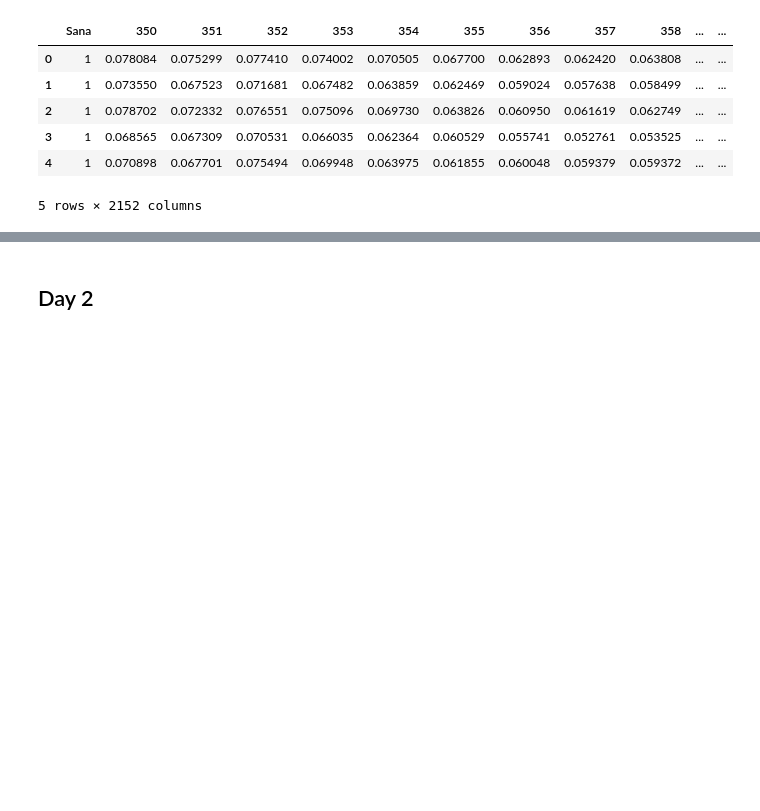
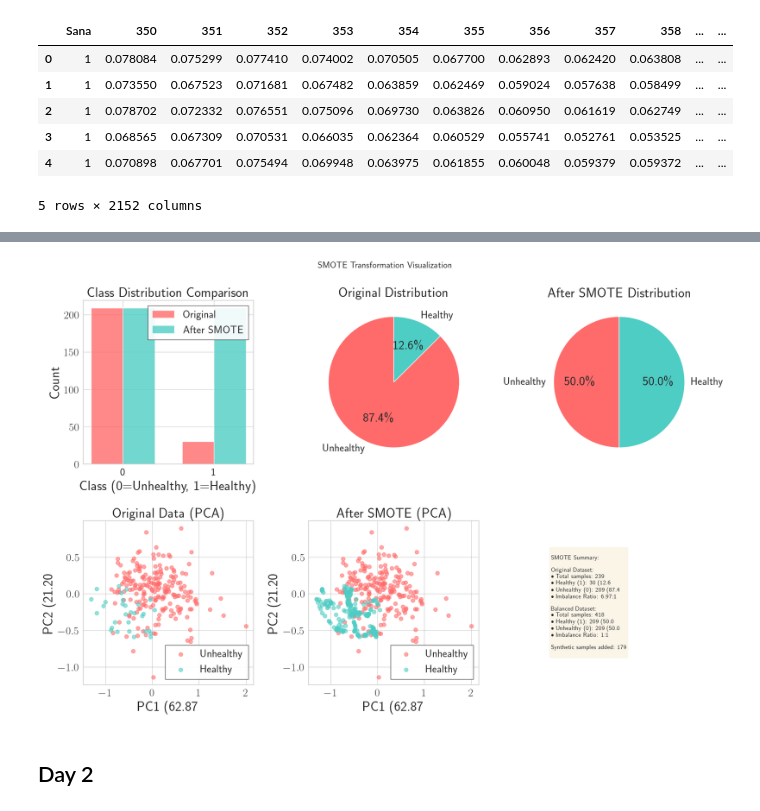
Before and after one commit to RicardoLoperaV/DiPreSi, a Jupyter notebook: Balanceo/DataSide.ipynb, the cells around one changed output, grey strips where cells are left out. Saved outputs shown, nothing was run; the diff lists cells and outputs as text; code cells hidden in the pictures; blank space fills up the shorter version.

```diff
--- a/Balanceo/DataSide.ipynb
+++ b/Balanceo/DataSide.ipynb
@@ -103,3 +139,90 @@ Original shape: (239, 2151), Balanced shape: (418, 2151)
+# %%
+# Visualize SMOTE transformation
+fig, axes = plt.subplots(2, 3, figsize=(18, 12))
+fig.suptitle('SMOTE Transformation Visualization', fontsize=16, fontweight='bold')
+
+# 1. Class distribution comparison (bar plot)
+ax1 = axes[0, 0]
+original_counts = y.value_counts()
+balanced_counts = pd.Series(y_balanced).value_counts()
+x = np.arange(2)
+width = 0.35
+ax1.bar(x - width/2, original_counts.values, width, label='Original', alpha=0.8, color='#FF6B6B')
+ax1.bar(x + width/2, balanced_counts.values, width, label='After SMOTE', alpha=0.8, color='#4ECDC4')
+ax1.set_xlabel('Class (0=Unhealthy, 1=Healthy)')
+ax1.set_ylabel('Count')
+ax1.set_title('Class Distribution Comparison')
+ax1.set_xticks(x)
+ax1.set_xticklabels(['0', '1'])
+ax1.legend()
+ax1.grid(alpha=0.3)
+
+# 2. Pie charts comparison
+ax2 = axes[0, 1]
+colors = ['#FF6B6B', '#4ECDC4']
+ax2.pie(original_counts, labels=['Unhealthy', 'Healthy'], autopct='%1.1f%%',
+        colors=colors, startangle=90)
+ax2.set_title('Original Distribution')
+
+ax3 = axes[0, 2]
+ax3.pie(balanced_counts, labels=['Unhealthy', 'Healthy'], autopct='%1.1f%%',
+        colors=colors, startangle=90)
+ax3.set_title('After SMOTE Distribution')
+
+# 3. PCA visualization - Original data
+pca = PCA(n_components=2)
+X_pca_original = pca.fit_transform(X)
+ax4 = axes[1, 0]
+scatter1 = ax4.scatter(X_pca_original[y==0, 0], X_pca_original[y==0, 1],
+                       c='#FF6B6B', label='Unhealthy', alpha=0.6, s=50)
+scatter2 = ax4.scatter(X_pca_original[y==1, 0], X_pca_original[y==1, 1],
+                       c='#4ECDC4', label='Healthy', alpha=0.6, s=50)
+ax4.set_xlabel(f'PC1 ({pca.explained_variance_ratio_[0]:.2%} variance)')
+ax4.set_ylabel(f'PC2 ({pca.explained_variance_ratio_[1]:.2%} variance)')
+ax4.set_title('Original Data (PCA)')
+ax4.legend()
+ax4.grid(alpha=0.3)
+
+# 4. PCA visualization - After SMOTE
+X_pca_balanced = pca.transform(X_balanced)
+ax5 = axes[1, 1]
+scatter3 = ax5.scatter(X_pca_balanced[y_balanced==0, 0], X_pca_balanced[y_balanced==0, 1],
+                       c='#FF6B6B', label='Unhealthy', alpha=0.6, s=50)
+scatter4 = ax5.scatter(X_pca_balanced[y_balanced==1, 0], X_pca_balanced[y_balanced==1, 1],
+                       c='#4ECDC4', label='Healthy', alpha=0.6, s=50)
+ax5.set_xlabel(f'PC1 ({pca.explained_variance_ratio_[0]:.2%} variance)')
+ax5.set_ylabel(f'PC2 ({pca.explained_variance_ratio_[1]:.2%} variance)')
+ax5.set_title('After SMOTE (PCA)')
+ax5.legend()
+ax5.grid(alpha=0.3)
+
+# 5. Sample count summary
+ax6 = axes[1, 2]
+ax6.axis('off')
+summary_text = f"""
+SMOTE Summary:
+
+Original Dataset:
+• Total samples: {len(y)}
+• Healthy (1): {original_counts[1]} ({original_counts[1]/len(y)*100:.1f}%)
+• Unhealthy (0): {original_counts[0]} ({original_counts[0]/len(y)*100:.1f}%)
+• Imbalance Ratio: {max(original_counts)/min(original_counts):.2f}:1
+
+Balanced Dataset:
+• Total samples: {len(y_balanced)}
+• Healthy (1): {balanced_counts[1]} ({balanced_counts[1]/len(y_balanced)*100:.1f}%)
+• Unhealthy (0): {balanced_counts[0]} ({balanced_counts[0]/len(y_balanced)*100:.1f}%)
+• Imbalance Ratio: 1:1
+
+Synthetic samples added: {len(y_balanced) - len(y)}
+"""
+ax6.text(0.1, 0.5, summary_text, fontsize=11, verticalalignment='center',
+         fontfamily='monospace', bbox=dict(boxstyle='round', facecolor='wheat', alpha=0.3))
+
+plt.tight_layout()
+plt.show()
+# %% [output]
+[figure, added]
 # %% [markdown]
 ## Day 2
 # %%
```
Also changed, not shown: parts of 58 cells of this notebook.
